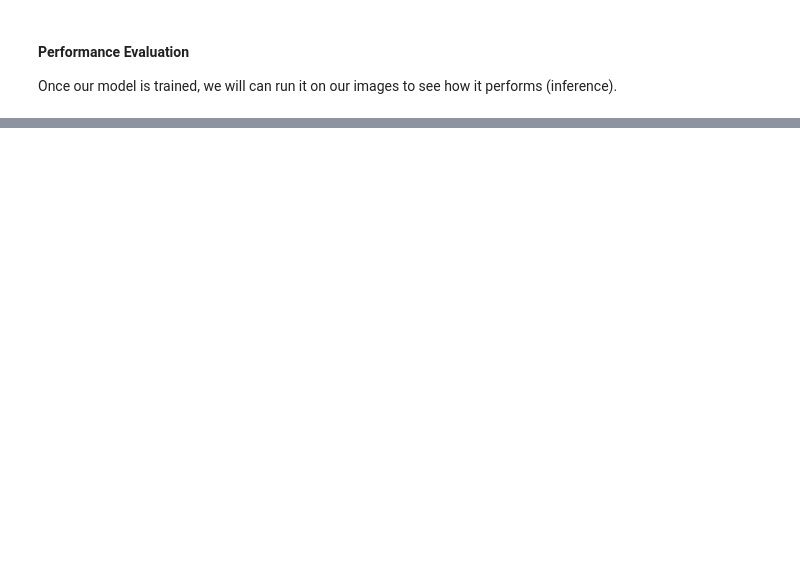
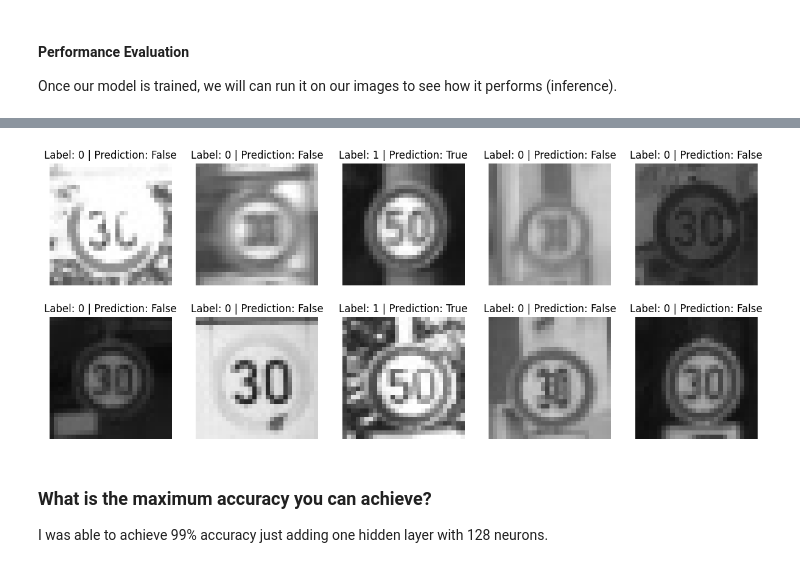
Before and after one commit to Turkevich91/robot_dreams, a Jupyter notebook: lesson_12/homework/hw12.ipynb, the cells around one changed output, grey strips where cells are left out. Saved outputs shown, nothing was run; the diff lists cells and outputs as text; code cells hidden in the pictures; blank space fills up the shorter version.

```diff
--- a/lesson_12/homework/hw12.ipynb
+++ b/lesson_12/homework/hw12.ipynb
@@ -218,0 +277,12 @@ for cnt, idx in enumerate(np.random.randint(0, len(images), 10)):
+# %%
+# Evaluate the performance of the improved model.
+
+predictions_improved = model_improved.predict(pixels).squeeze()
+predictions_improved = predictions_improved > 0.5
+
+correct_improved = 0
+for prediction, label in zip(predictions_improved, labels):
+    if prediction == label:
+        correct_improved = correct_improved + 1
+
+print('Accuracy (Improved Model)', correct_improved/len(labels))
@@ -218,0 +292,14 @@ for cnt, idx in enumerate(np.random.randint(0, len(images), 10)):
+# %%
+# Visualize some predictions from the improved model.
+
+for cnt, idx in enumerate(np.random.randint(0, len(images), 10)):
+    plt.subplot(2,5,cnt+1), plt.imshow(images[idx], cmap='gray', vmin=0, vmax=255)
+    plt.title('Label: ' + str(labels[idx]) + ' | Prediction: ' + str(predictions_improved[idx]))
+    plt.axis(False)
+plt.show()
+# %% [output]
+[figure, added]
+# %% [markdown]
+### What is the maximum accuracy you can achieve?
+
+I was able to achieve 99% accuracy just adding one hidden layer with 128 neurons.
```
Also changed, not shown: parts of 18 cells of this notebook.
